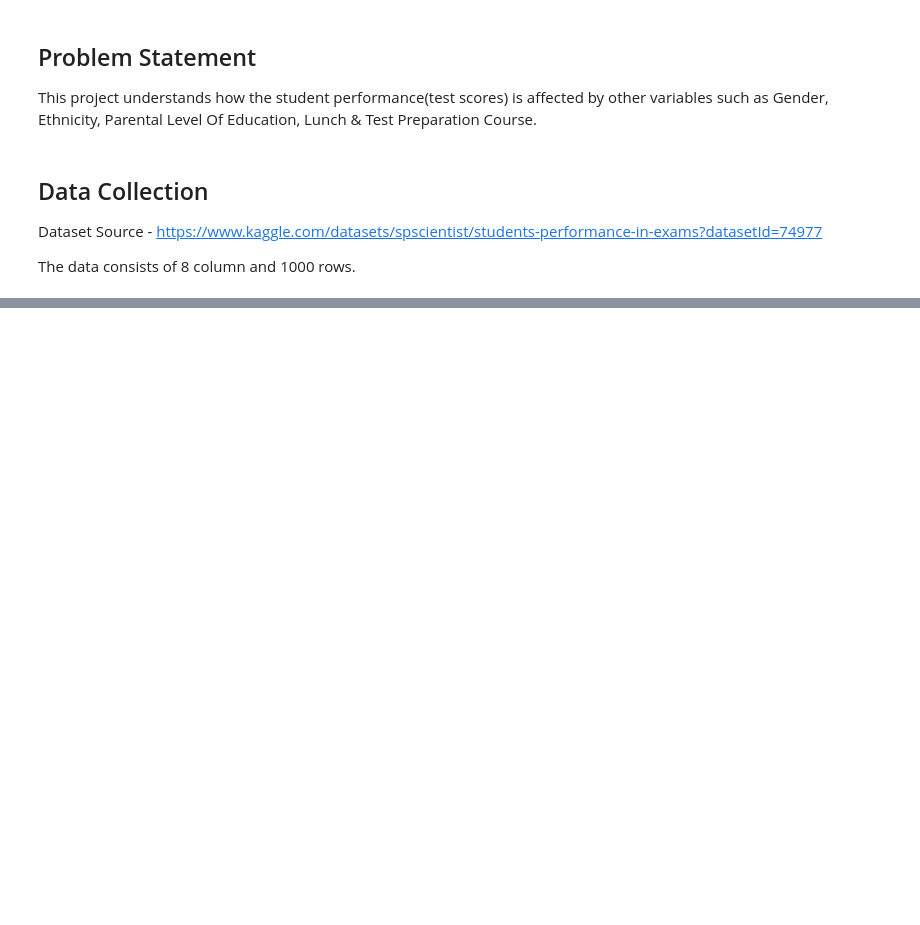
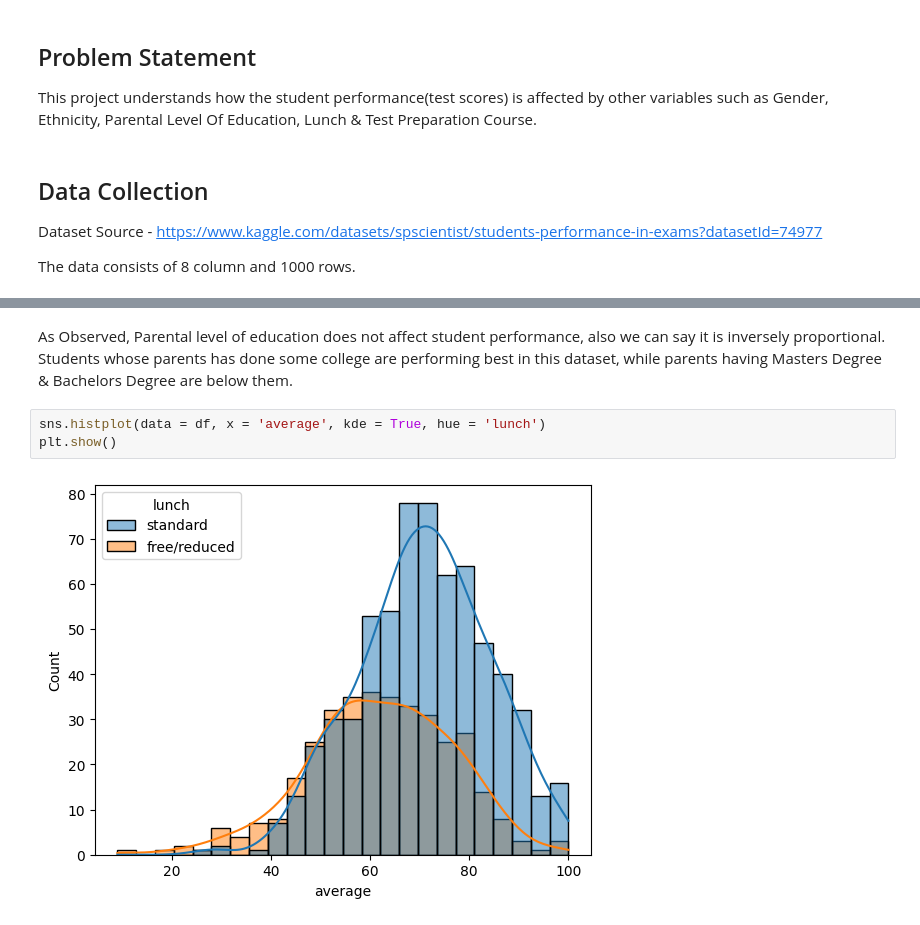
Before and after one commit to omkkarjdv/Machine-Learning-Project, a Jupyter notebook: notebook/EDA.ipynb, the cells around one changed output, grey strips where cells are left out. Cells and saved outputs as stored; diff of their text form; blank space fills up the shorter version.

```diff
--- a/notebook/EDA.ipynb
+++ b/notebook/EDA.ipynb
@@ -38,0 +245,8 @@ ModuleNotFoundError: No module named 'numpy'
+# %% [markdown]
+As Observed, Parental level of education does not affect student performance, also we can say it is inversely proportional.
+Students whose parents has done some college are performing best in this dataset, while parents having Masters Degree & Bachelors Degree are below them.
+# %%
+sns.histplot(data = df, x = 'average', kde = True, hue = 'lunch')
+plt.show()
+# %% [output]
+[figure, added]
```
Also changed, not shown: parts of 45 cells of this notebook, 1 other file.
